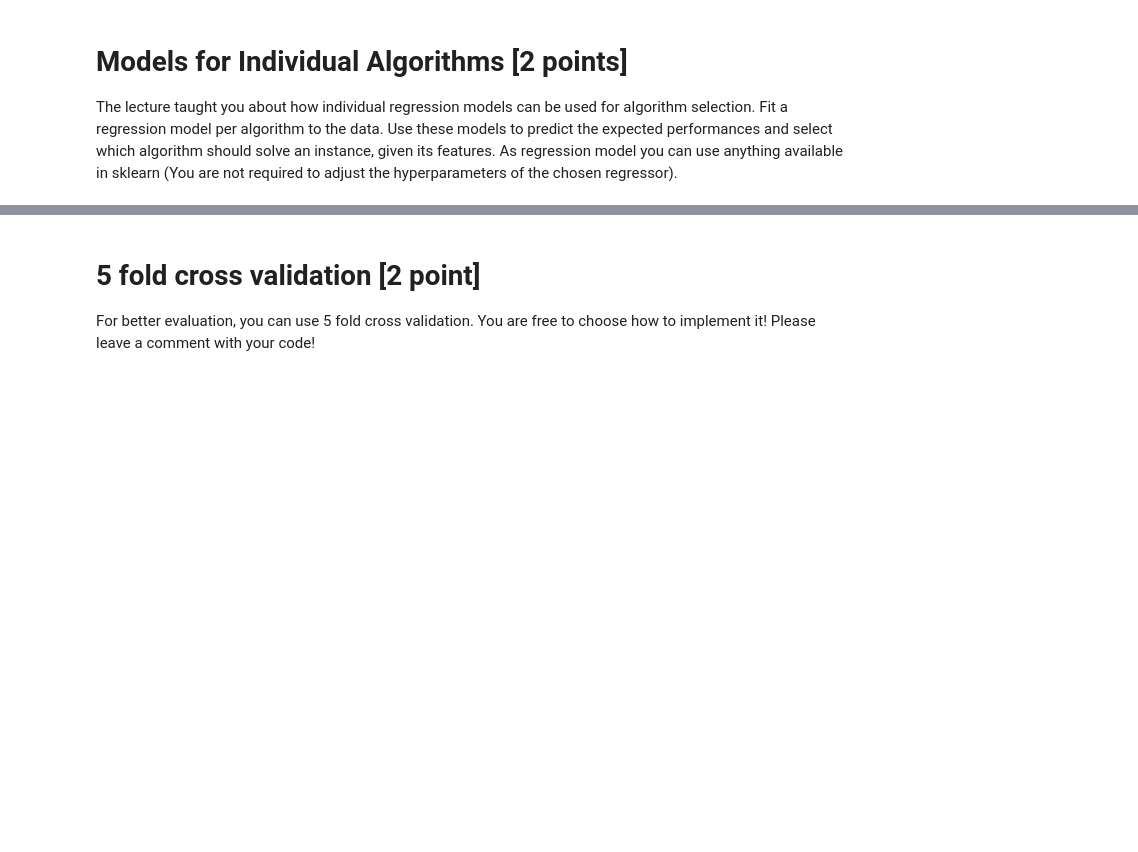
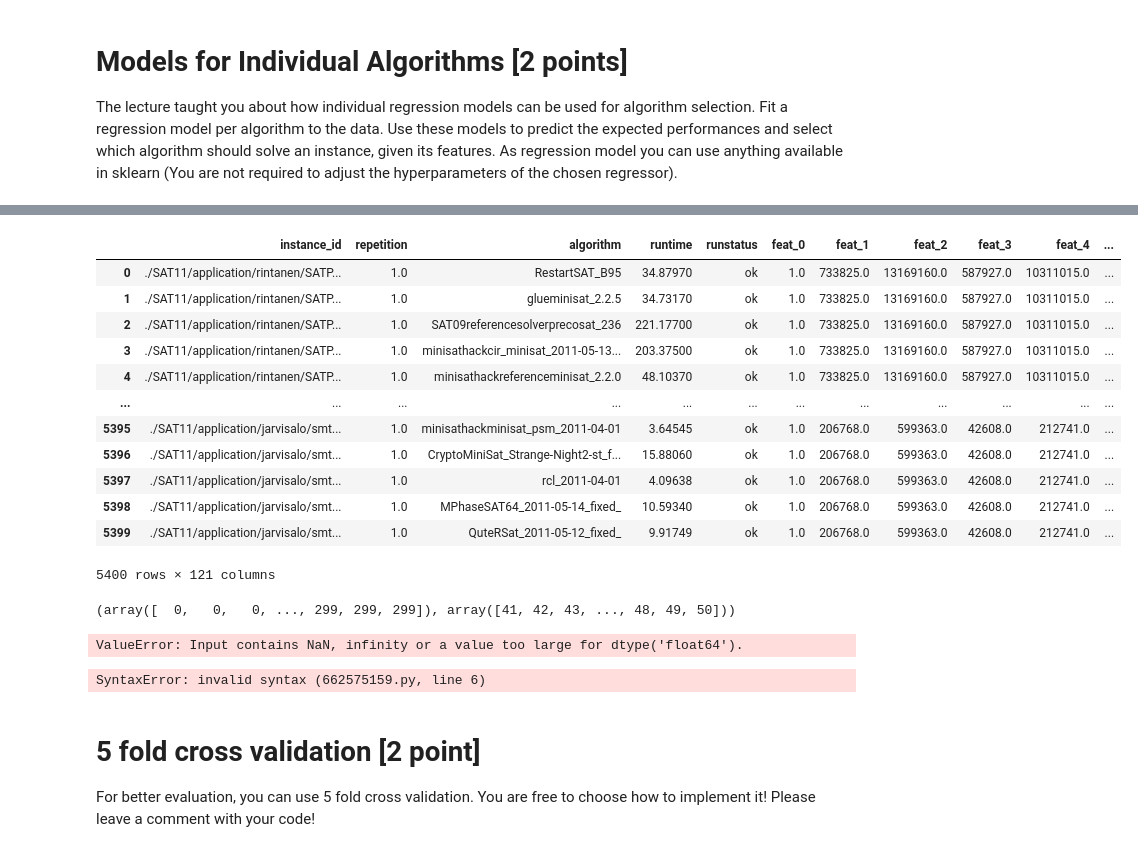
Before and after one commit to Marei33/xAutoML, a Jupyter notebook: xAutoML_2022_Algorithm_Selection_Marei_Freitag.ipynb, the cells around one changed output, grey strips where cells are left out. Saved outputs shown, nothing was run; the diff lists cells and outputs as text; code cells hidden in the pictures; blank space fills up the shorter version.

```diff
--- a/xAutoML_2022_Algorithm_Selection_Marei_Freitag.ipynb
+++ b/xAutoML_2022_Algorithm_Selection_Marei_Freitag.ipynb
@@ -202,3 +314,61 @@ per_algo_df
+# %%
+from sklearn.linear_model import LinearRegression
+
+# model per each algorithm
+# merge the two data sets: runtime per algorithm and instance_id and the features of the different instance_ids
+# regression per algorithm, to predict runtime based on instance_id features
+
+# Your code start here
+# merge the two data sets
+merged_df = algorithm_runs_df.merge(features_df, how='inner', on='instance_id')
+merged_df
+# %% [output]
+|  | instance_id | repetition | algorithm | runtime | runstatus | feat_0 | feat_1 | feat_2 | feat_3 | feat_4 | ... |
+| 0 | ./SAT11/application/rintanen/SATP... | 1.0 | RestartSAT_B95 | 34.87970 | ok | 1.0 | 733825.0 | 13169160.0 | 587927.0 | 10311015.0 | ... |
+| 1 | ./SAT11/application/rintanen/SATP... | 1.0 | glueminisat_2.2.5 | 34.73170 | ok | 1.0 | 733825.0 | 13169160.0 | 587927.0 | 10311015.0 | ... |
+| 2 | ./SAT11/application/rintanen/SATP... | 1.0 | SAT09referencesolverprecosat_236 | 221.17700 | ok | 1.0 | 733825.0 | 13169160.0 | 587927.0 | 10311015.0 | ... |
+| 3 | ./SAT11/application/rintanen/SATP... | 1.0 | minisathackcir_minisat_2011-05-13... | 203.37500 | ok | 1.0 | 733825.0 | 13169160.0 | 587927.0 | 10311015.0 | ... |
+| 4 | ./SAT11/application/rintanen/SATP... | 1.0 | minisathackreferenceminisat_2.2.0 | 48.10370 | ok | 1.0 | 733825.0 | 13169160.0 | 587927.0 | 10311015.0 | ... |
+| ... | ... | ... | ... | ... | ... | ... | ... | ... | ... | ... | ... |
+| 5395 | ./SAT11/application/jarvisalo/smt... | 1.0 | minisathackminisat_psm_2011-04-01 | 3.64545 | ok | 1.0 | 206768.0 | 599363.0 | 42608.0 | 212741.0 | ... |
+| 5396 | ./SAT11/application/jarvisalo/smt... | 1.0 | CryptoMiniSat_Strange-Night2-st_f... | 15.88060 | ok | 1.0 | 206768.0 | 599363.0 | 42608.0 | 212741.0 | ... |
+| 5397 | ./SAT11/application/jarvisalo/smt... | 1.0 | rcl_2011-04-01 | 4.09638 | ok | 1.0 | 206768.0 | 599363.0 | 42608.0 | 212741.0 | ... |
+| 5398 | ./SAT11/application/jarvisalo/smt... | 1.0 | MPhaseSAT64_2011-05-14_fixed_ | 10.59340 | ok | 1.0 | 206768.0 | 599363.0 | 42608.0 | 212741.0 | ... |
+| 5399 | ./SAT11/application/jarvisalo/smt... | 1.0 | QuteRSat_2011-05-12_fixed_ | 9.91749 | ok | 1.0 | 206768.0 | 599363.0 | 42608.0 | 212741.0 | ... |
+5400 rows × 121 columns
+# %%
+# create regression model for each algorithm
+for alg in algorithms:
+    algo_df = merged_df[merged_df["algorithm"] == alg]
+    # print(algo_df)
+    X = algo_df.iloc[:,5:]
+    y = np.array(algo_df["runtime"])
+    reg_model = LinearRegression().fit(X,y)
+
+# Your code end here
+
+#per_algo_df['selected'] = per_algo_df.min(axis=1)
+#per_algo_df
+
+
+# 80% training, 20% test for the regressions
+# %% [output]
+(array([  0,   0,   0, ..., 299, 299, 299]), array([41, 42, 43, ..., 48, 49, 50]))
+ValueError: Input contains NaN, infinity or a value too large for dtype('float64').
+# %%
+models = {}
+
+per_algo_df = pd.DataFrame(columns=algorithms)
+
+for alg in algorithms:
+    alg_df = # select the instances belonging to the algo
+    # merge algo_df with features_df
+    X =
+    y =
+    lr = LinearRegression().fit(X,y)
+    models[alg] = lr
+# %% [output]
+SyntaxError: invalid syntax (662575159.py, line 6)
 # %% [markdown]
 # 5 fold cross validation [2 point]
 For better evaluation, you can use 5 fold cross validation. You are free to choose how to implement it! Please leave a comment with your code!
```
Also changed, not shown: parts of 20 cells of this notebook, 3 other files.
